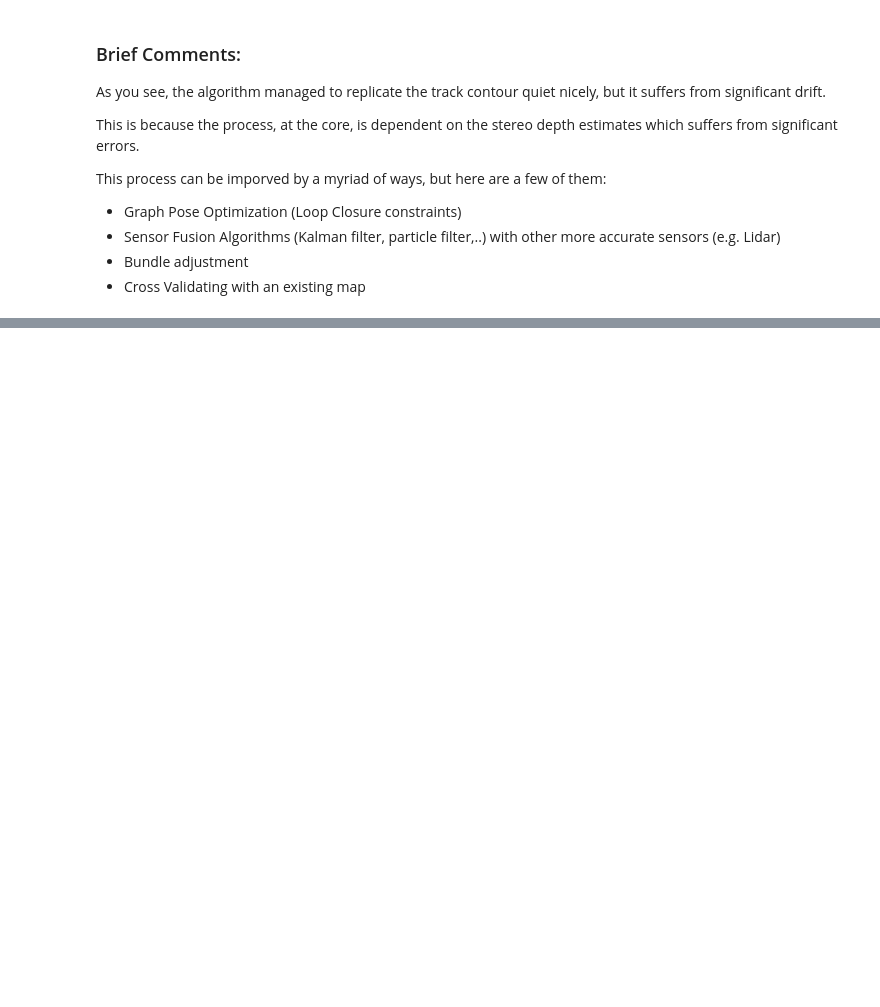
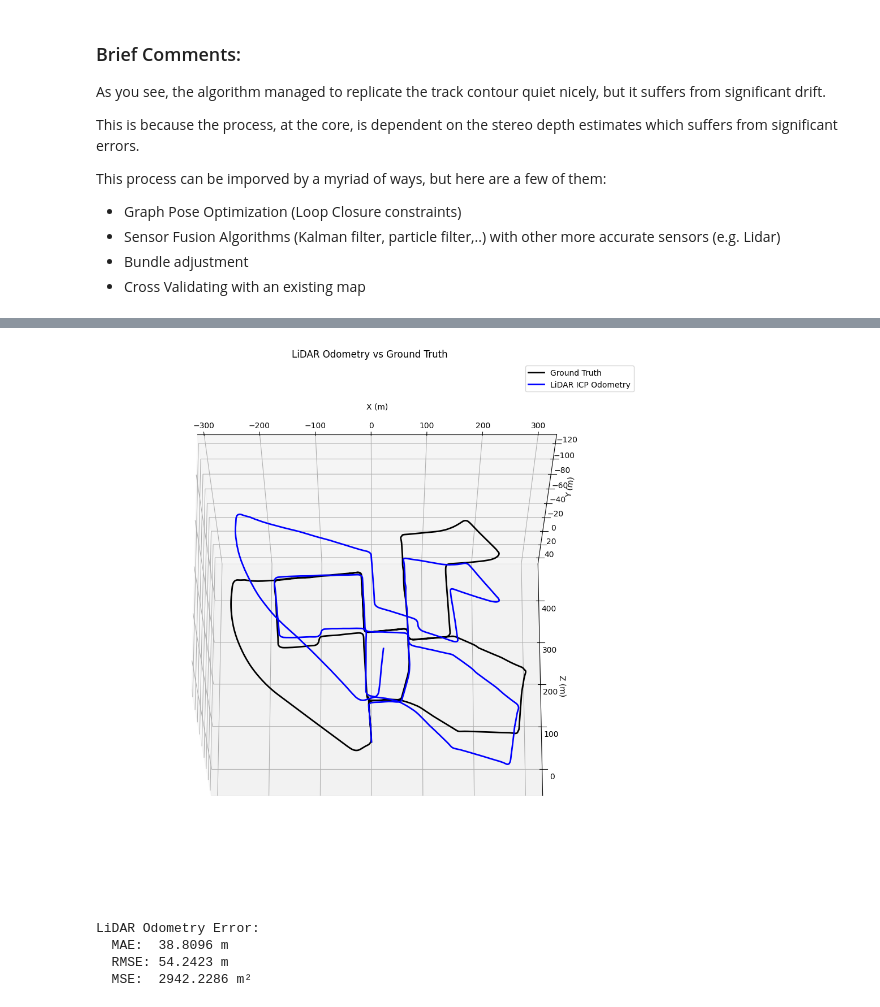
Before and after one commit to Se7s0/Kitti_Visual_Odometry, a Jupyter notebook: Visual_Odometry.ipynb, the cells around one changed output, grey strips where cells are left out. Cells and saved outputs as stored; diff of their text form; code cells hidden in the pictures; blank space fills up the shorter version.

```diff
--- a/Visual_Odometry.ipynb
+++ b/Visual_Odometry.ipynb
@@ -1464,0 +1293,13 @@ This process can be imporved by a myriad of ways, but here are a few of them:
+# %%
+# Run LiDAR odometry with improved parameters
+# Ground filtering + motion prediction + coarse-to-fine ICP
+
+start = datetime.datetime.now()
+trajectory_lidar = lidar_odometry(
+    handler,
+    voxel_size=0.3,            # Finer voxels for better accuracy
+    max_correspondence=1.0,     # Tighter matching threshold
+    subset=None                 # Process all frames (use 500 for quick test)
+)
+end = datetime.datetime.now()
+print(f'\nTotal time: {end - start}')
@@ -1464,0 +1324,40 @@ This process can be imporved by a myriad of ways, but here are a few of them:
+# %%
+# Plot LiDAR odometry trajectory vs ground truth
+fig = plt.figure(figsize=(14, 10))
+ax = fig.add_subplot(111, projection='3d')
+
+# Ground truth
+num_frames_est = trajectory_lidar.shape[0]
+ax.plot(handler.gt[:num_frames_est, 0, 3],
+        handler.gt[:num_frames_est, 1, 3],
+        handler.gt[:num_frames_est, 2, 3],
+        'k-', label='Ground Truth', linewidth=2)
+
+# LiDAR odometry
+ax.plot(trajectory_lidar[:, 0, 3],
+        trajectory_lidar[:, 1, 3],
+        trajectory_lidar[:, 2, 3],
+        'b-', label='LiDAR ICP Odometry', linewidth=2)
+
+ax.set_xlabel('X (m)')
+ax.set_ylabel('Y (m)')
+ax.set_zlabel('Z (m)')
+ax.legend()
+ax.view_init(elev=-20, azim=270)
+plt.title('LiDAR Odometry vs Ground Truth')
+plt.tight_layout()
+plt.show()
+# %% [output]
+[figure, added]
+# %%
+# Calculate error metrics for LiDAR odometry
+lidar_error = calculate_error(handler.gt, trajectory_lidar)
+print('LiDAR Odometry Error:')
+print(f"  MAE:  {lidar_error['mae']:.4f} m")
+print(f"  RMSE: {lidar_error['rmse']:.4f} m")
+print(f"  MSE:  {lidar_error['mse']:.4f} m²")
+# %% [output]
+LiDAR Odometry Error:
+  MAE:  38.8096 m
+  RMSE: 54.2423 m
+  MSE:  2942.2286 m²
```
Also changed, not shown: parts of 43 cells of this notebook, 4 other files.
